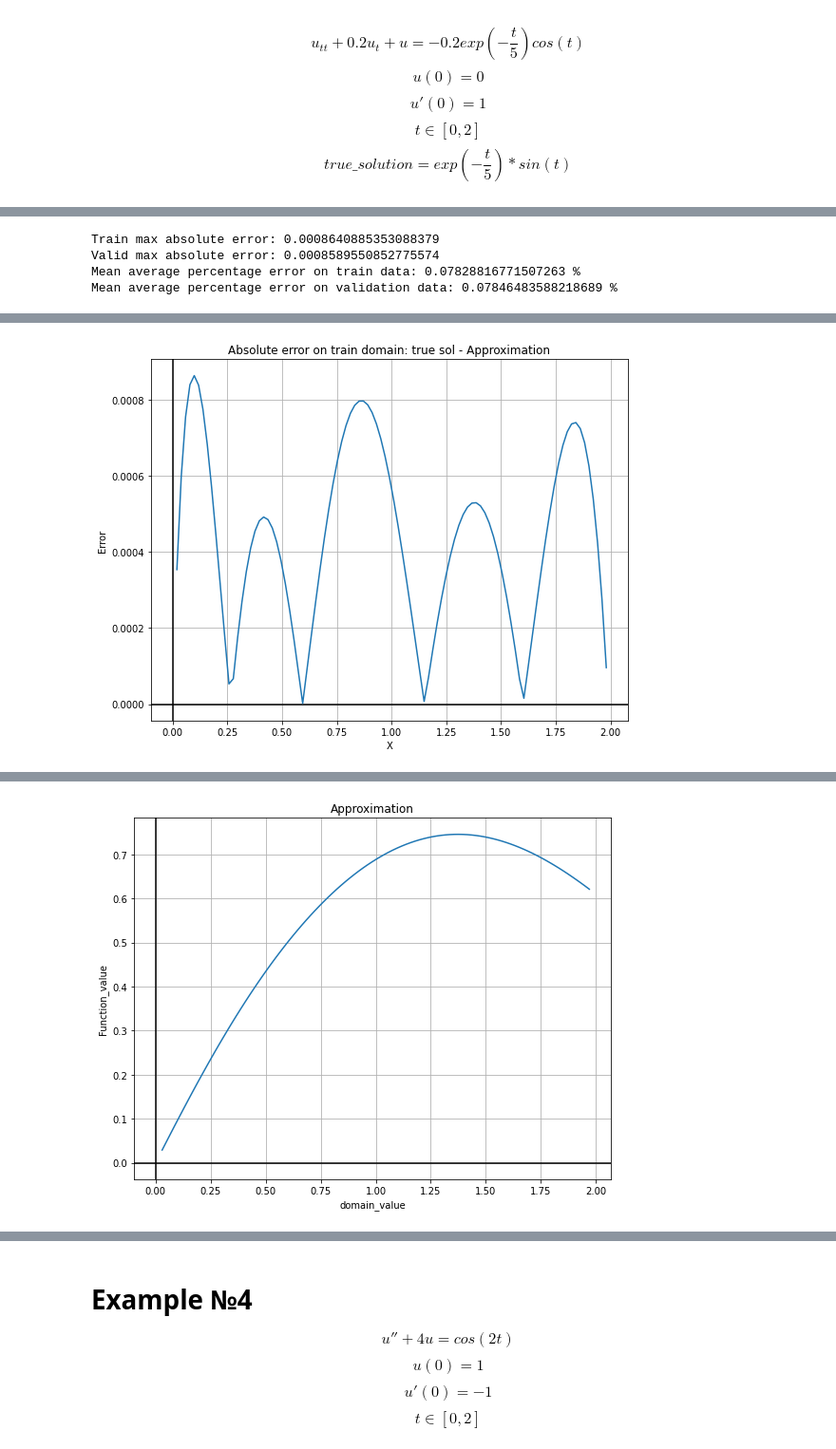
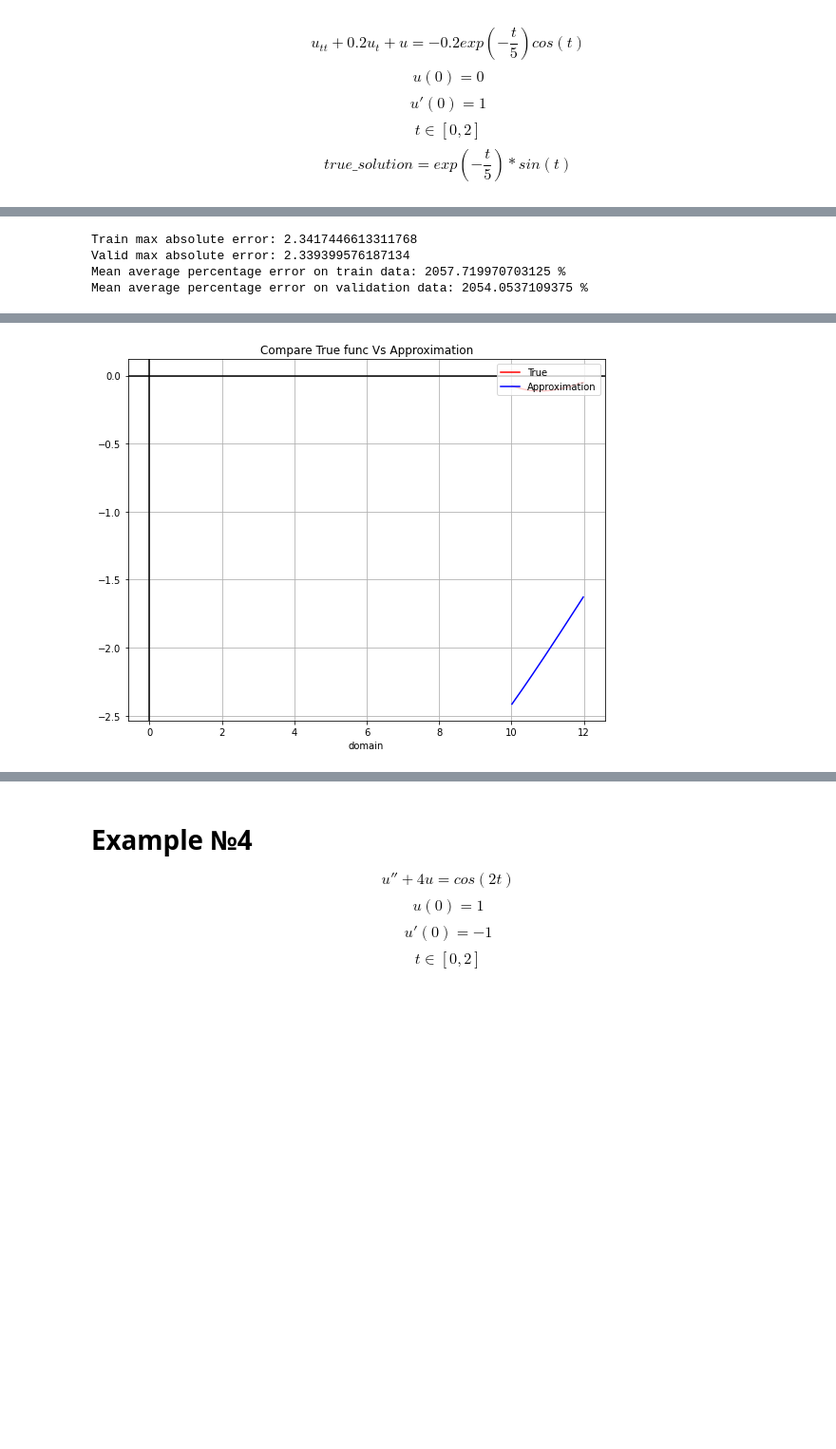
Before and after one commit to Ilshat-Akhmetov/NN_Solver_for_Diff_and_Inegral_Eqs, a Jupyter notebook: JupyterPresentations/NN_Solve_for_ODE_Presentation.ipynb, the cells around one changed output, grey strips where cells are left out. Shown at 95% size. Drawn from its saved outputs; the diff is of its cells as text; code cells hidden in the pictures; blank space fills up the shorter version.

```diff
--- a/JupyterPresentations/NN_Solve_for_ODE_Presentation.ipynb
+++ b/JupyterPresentations/NN_Solve_for_ODE_Presentation.ipynb
@@ -113,29 +168,30 @@ $$ t \in [0,2] $$
 $$ true\_solution = exp(-\frac{t}{5})*sin(t) $$
 # %%
-left_bound = 0
-right_bound = 2
+left_bound = 10
+right_bound = 12
 main_eq_residual = (
     lambda variable, function,: nth_derivative(function, variable, 1)
     + 0.2 * function
     -  torch.exp(-variable / 5) * torch.cos(variable)
 )
-n_points = 100
+n_points = 200
 main_domain = OneDimensionalSimpleDomain(left_bound, right_bound, n_points)
 main_eq = OneDimensionalMainEquation(main_domain, main_eq_residual)
 
 first_init_cond_res = lambda x, nn_model_value: nn_model_value - 0
-first_init_cond = OnePointInitialCondition(left_bound, first_init_cond_res)
+first_init_cond = OnePointInitialCondition(0, first_init_cond_res)
 
 boundary_conditions = [first_init_cond]
 
 true_solution = lambda x: torch.exp(-x / 5) * torch.sin(x)
-nn_ode_solver = TrainerForNNEquationSolver(main_eq, boundary_conditions)
+n_epochs = 50
+nn_ode_solver = TrainerForNNEquationSolver(main_eq, boundary_conditions, n_epochs)
 loss_train, loss_valid, nn_model = nn_ode_solver.fit()
 # %%
-report = ReportMaker(true_solution, nn_model, main_eq, loss_train, loss_valid, main_domain)
+report = ReportMaker(true_solution, nn_model, main_eq, loss_train, loss_valid, main_domain, num_epochs=n_epochs)
 report.make_report()
 # %% [output]
-Train max absolute error: 0.0008640885353088379
-Valid max absolute error: 0.0008589550852775574
-Mean average percentage error on train data: 0.07828816771507263 %
-Mean average percentage error on validation data: 0.07846483588218689 %
+Train max absolute error: 2.3417446613311768
+Valid max absolute error: 2.339399576187134
+Mean average percentage error on train data: 2057.719970703125 %
+Mean average percentage error on validation data: 2054.0537109375 %
@@ -143 +199 @@ Mean average percentage error on validation data: 0.07846483588218689 %
-[figure, old version]
+[figure, new version]
@@ -145 +200,0 @@ Mean average percentage error on validation data: 0.07846483588218689 %
-[figure, removed]
```
Also changed, not shown: parts of 43 cells of this notebook, 6 other files.
